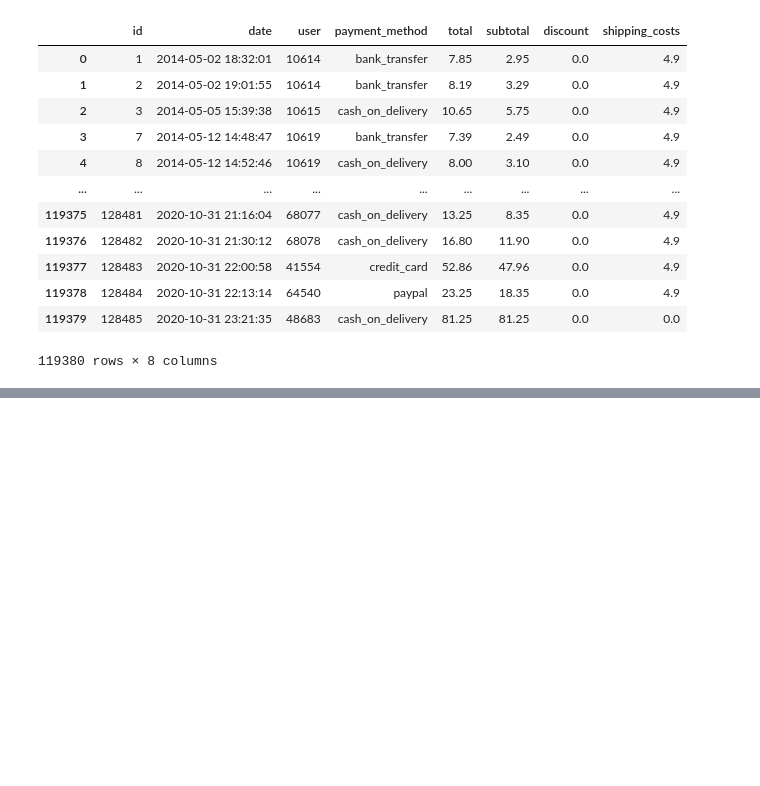
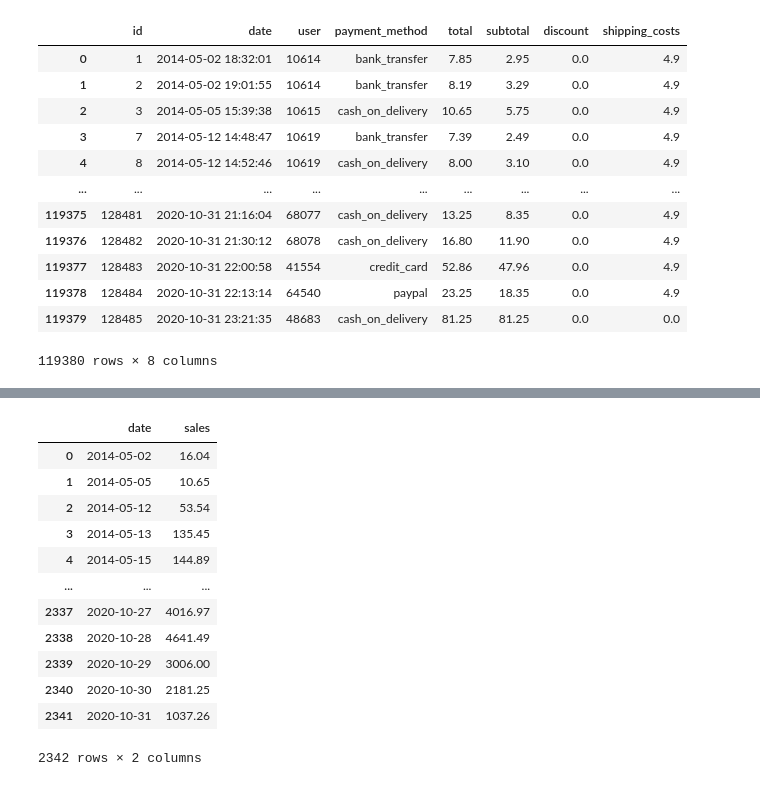
Before and after one commit to carrascosanchez/master-thesis, a Jupyter notebook: master-thesis.ipynb, the cells around one changed output, grey strips where cells are left out. Cells and saved outputs as stored; diff of their text form; code cells hidden in the pictures; blank space fills up the shorter version.

```diff
--- a/master-thesis.ipynb
+++ b/master-thesis.ipynb
@@ -52,0 +69,25 @@ sales_data_df
+# %%
+def daily_sales(data):
+    data = data.copy()
+    data.date = data.date.apply(lambda x: str(x)[:-9])
+    data = data.groupby('date')['sales'].sum().reset_index()
+    data.date = pd.to_datetime(data.date)
+    return data
+# %%
+daily_sales_df = daily_sales(sales_data_df)
+# %%
+daily_sales_df
+# %% [output]
+|  | date | sales |
+| 0 | 2014-05-02 | 16.04 |
+| 1 | 2014-05-05 | 10.65 |
+| 2 | 2014-05-12 | 53.54 |
+| 3 | 2014-05-13 | 135.45 |
+| 4 | 2014-05-15 | 144.89 |
+| ... | ... | ... |
+| 2337 | 2020-10-27 | 4016.97 |
+| 2338 | 2020-10-28 | 4641.49 |
+| 2339 | 2020-10-29 | 3006.00 |
+| 2340 | 2020-10-30 | 2181.25 |
+| 2341 | 2020-10-31 | 1037.26 |
+2342 rows × 2 columns
```
Also changed, not shown: parts of 28 cells of this notebook.
